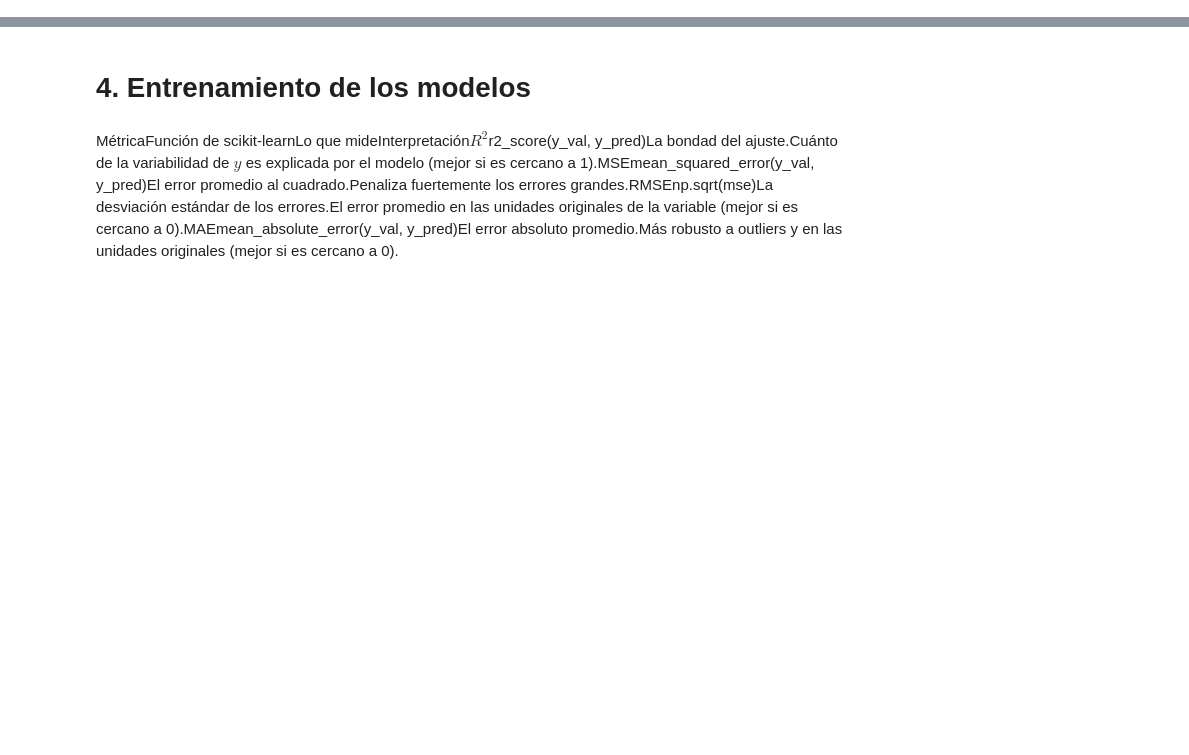
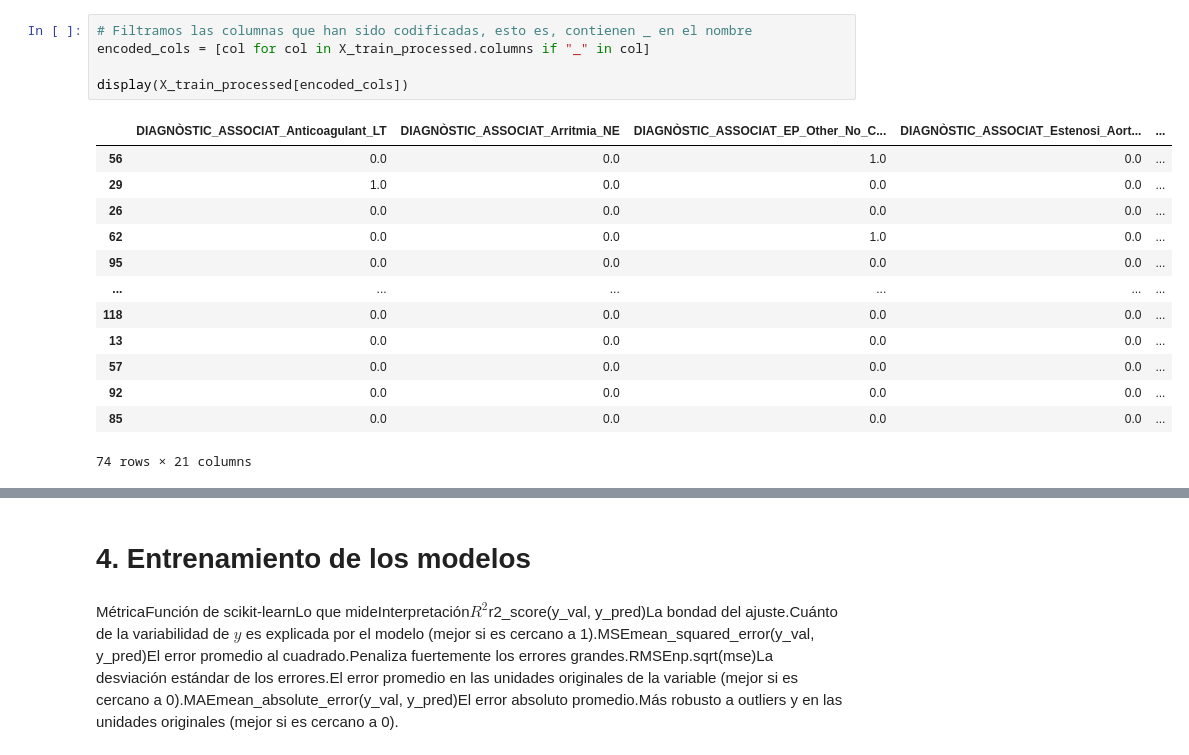
Before and after one commit to anavagi/anticoagulant-patology-analysis, a Jupyter notebook: ModelTraining_and_Conclusions.ipynb, the cells around one changed output, grey strips where cells are left out. Saved outputs shown, nothing was run; the diff lists cells and outputs as text; blank space fills up the shorter version.

```diff
--- a/ModelTraining_and_Conclusions.ipynb
+++ b/ModelTraining_and_Conclusions.ipynb
@@ -95,0 +224,19 @@ X_val = np.column_stack([X_val_num, X_val_cat])
+# %%
+# Filtramos las columnas que han sido codificadas, esto es, contienen _ en el nombre
+encoded_cols = [col for col in X_train_processed.columns if "_" in col]
+
+display(X_train_processed[encoded_cols])
+# %% [output]
+|  | DIAGNÒSTIC_ASSOCIAT_Anticoagulant_LT | DIAGNÒSTIC_ASSOCIAT_Arritmia_NE | DIAGNÒSTIC_ASSOCIAT_EP_Other_No_C... | DIAGNÒSTIC_ASSOCIAT_Estenosi_Aort... | ... |
+| 56 | 0.0 | 0.0 | 1.0 | 0.0 | ... |
+| 29 | 1.0 | 0.0 | 0.0 | 0.0 | ... |
+| 26 | 0.0 | 0.0 | 0.0 | 0.0 | ... |
+| 62 | 0.0 | 0.0 | 1.0 | 0.0 | ... |
+| 95 | 0.0 | 0.0 | 0.0 | 0.0 | ... |
+| ... | ... | ... | ... | ... | ... |
+| 118 | 0.0 | 0.0 | 0.0 | 0.0 | ... |
+| 13 | 0.0 | 0.0 | 0.0 | 0.0 | ... |
+| 57 | 0.0 | 0.0 | 0.0 | 0.0 | ... |
+| 92 | 0.0 | 0.0 | 0.0 | 0.0 | ... |
+| 85 | 0.0 | 0.0 | 0.0 | 0.0 | ... |
+74 rows × 21 columns
```
Also changed, not shown: parts of 34 cells of this notebook.
